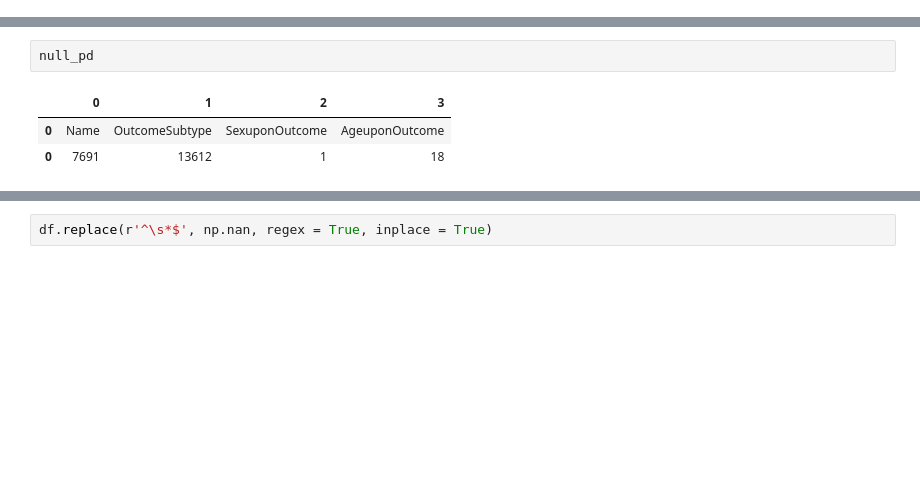
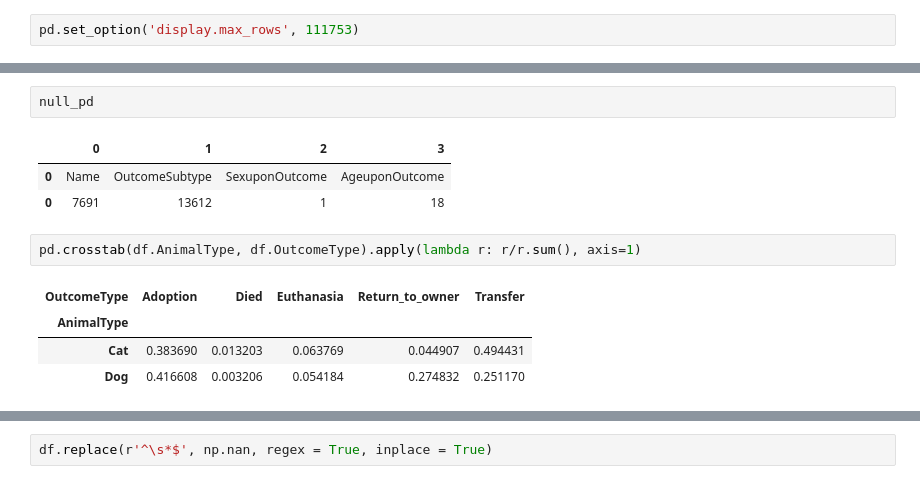
Before and after one commit to Jacqueline-A-Shay/Animal_Shelter, a Jupyter notebook: u.ipynb, the cells around one changed output, grey strips where cells are left out. Drawn from its saved outputs; the diff is of its cells as text; blank space fills up the shorter version.

```diff
--- a/u.ipynb
+++ b/u.ipynb
@@ -4,6 +4,8 @@ import matplotlib.pyplot as plt
 %matplotlib inline
 import seaborn as sns
 import prepare
+# %%
+pd.set_option('display.max_rows', 111753)
 # %% [markdown]
 # Data Acquisition
 # %%
@@ -171,3 +299,10 @@ null_pd
 |  | 0 | 1 | 2 | 3 |
 | 0 | Name | OutcomeSubtype | SexuponOutcome | AgeuponOutcome |
 | 0 | 7691 | 13612 | 1 | 18 |
+# %%
+pd.crosstab(df.AnimalType, df.OutcomeType).apply(lambda r: r/r.sum(), axis=1)
+# %% [output]
+| OutcomeType | Adoption | Died | Euthanasia | Return_to_owner | Transfer |
+| AnimalType |  |  |  |  |  |
+| Cat | 0.383690 | 0.013203 | 0.063769 | 0.044907 | 0.494431 |
+| Dog | 0.416608 | 0.003206 | 0.054184 | 0.274832 | 0.251170 |
```
Also changed, not shown: parts of 14 cells of this notebook.
